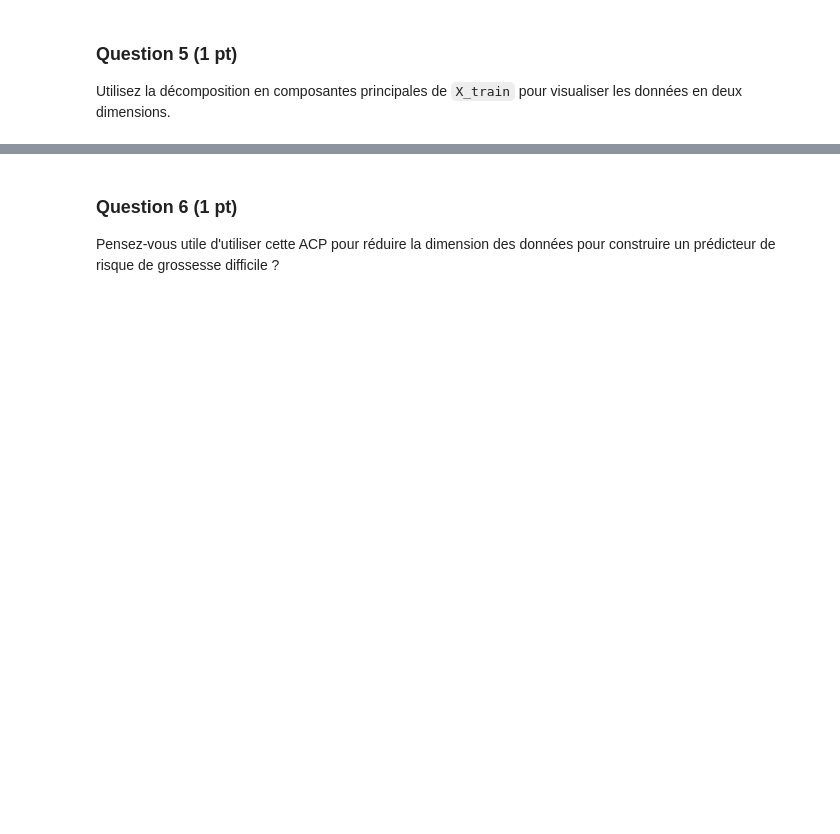
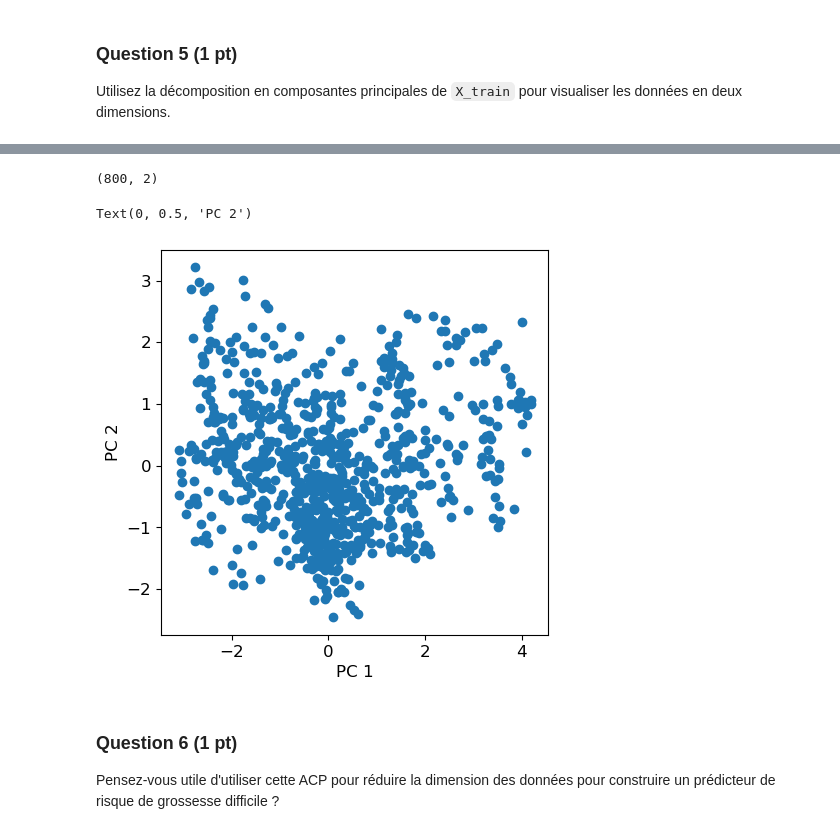
Before and after one commit to bavrillon/Projets_UE21, a Jupyter notebook: DATA/Projet_GR28.ipynb, the cells around one changed output, grey strips where cells are left out. Drawn from its saved outputs; the diff is of its cells as text; code cells hidden in the pictures; blank space fills up the shorter version.

```diff
--- a/DATA/Projet_GR28.ipynb
+++ b/DATA/Projet_GR28.ipynb
@@ -109,3 +162,19 @@ Utilisez la décomposition en composantes principales de `X_train` pour visualis
+# %%
+# Calcul de la nouvelle représentation des données (projection sur ces deux PC) :
+pca = decomposition.PCA(n_components=2)
+pca.fit(X_scaled)
+X_projected = pca.transform(X_scaled)
+print(X_projected.shape)
+
+# Affichage du nuage de points représentant les données selon ces deux PC
+fig = plt.figure(figsize=(5, 5))
+plt.scatter(X_projected[:, 0], X_projected[:, 1])
+plt.xlabel("PC 1")
+plt.ylabel("PC 2")
+# %% [output]
+(800, 2)
+Text(0, 0.5, 'PC 2')
+[figure, added]
 # %% [markdown]
 ### Question 6 (1 pt)
 Pensez-vous utile d'utiliser cette ACP pour réduire la dimension des données pour construire un prédicteur de risque de grossesse difficile ?
```
Also changed, not shown: parts of 10 cells of this notebook.
